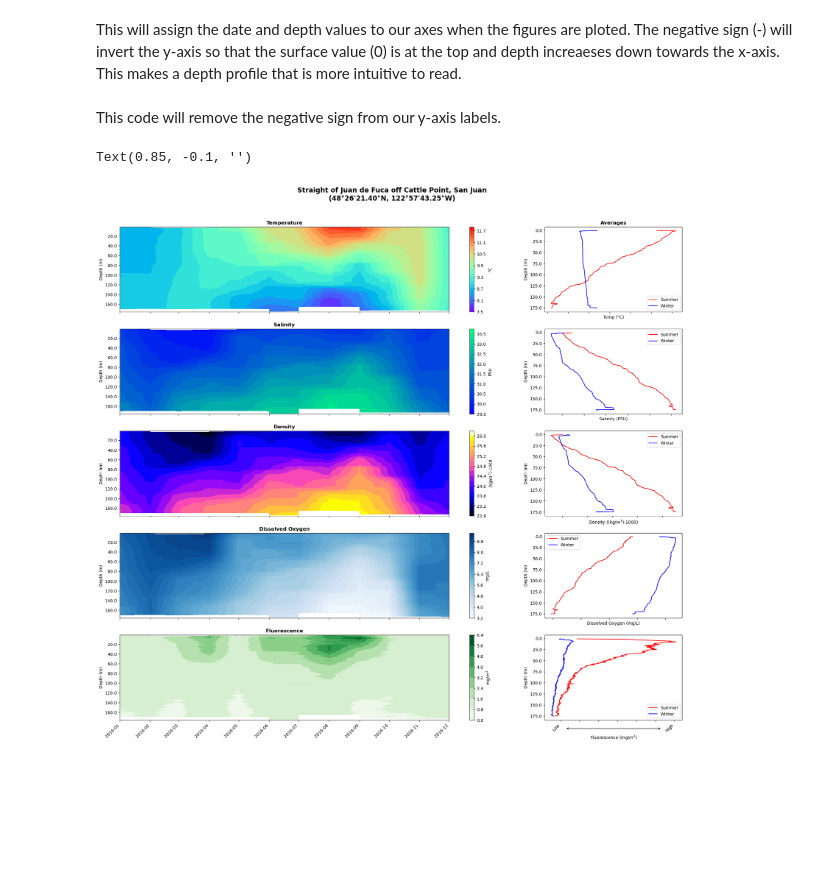
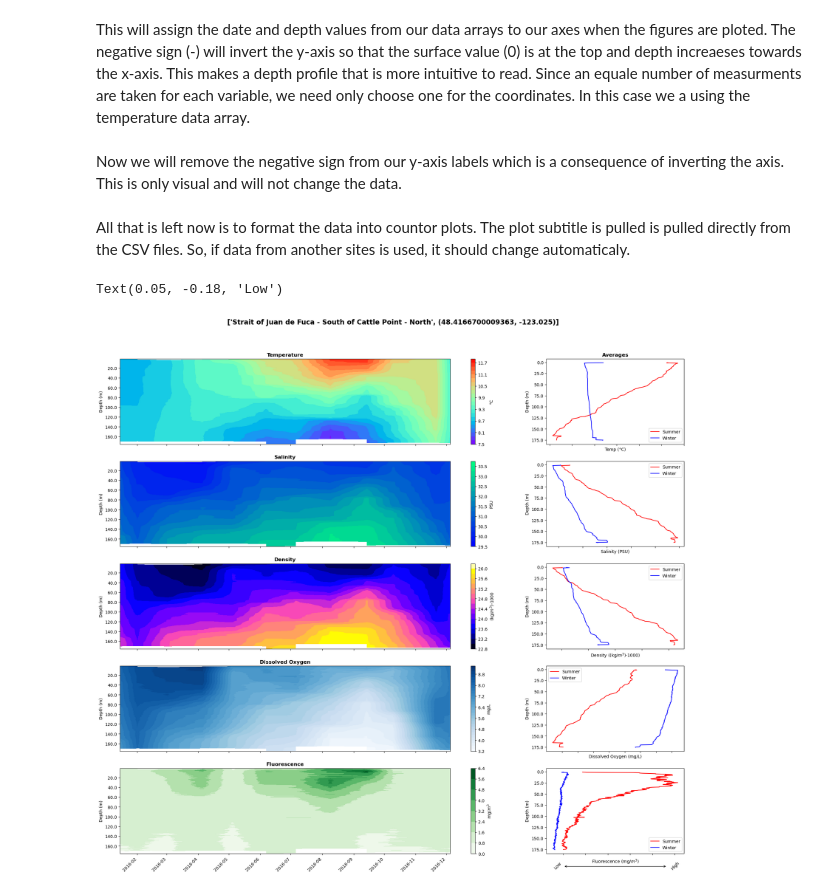
Before and after one commit to I-McBRIDE/CTD_Temporal_Analysis, a Jupyter notebook: CTD_Temporal_Analysis_Code.ipynb, the cells around one changed output. Drawn from its saved outputs; the diff is of its cells as text; code cells hidden in the pictures; blank space fills up the shorter version.

```diff
--- a/CTD_Temporal_Analysis_Code.ipynb
+++ b/CTD_Temporal_Analysis_Code.ipynb
@@ -26,0 +29,3 @@ CTD
+# %%
+CTD=pd.concat(map(pd.read_csv,csv_files),ignore_index=True)
+CTD
@@ -120,18 +167,18 @@ Here we calculate the summer and winter average for each variblae in terms of de
 # %%
-meanTs=np.mean(tda[:,[5,6,7,8]],axis=1)
-meanTw=np.mean(tda[:,[11,0,1,2]],axis=1)
+meanTs=np.mean(tda.isel(Date=tda.Date.dt.month.isin([6,7,8])),axis=1)
+meanTw=np.mean(tda.isel(Date=tda.Date.dt.month.isin([12,1,2])),axis=1)
 
-meanSs=np.mean(sda[:,[5,6,7,8]],axis=1)
-meanSw=np.mean(sda[:,[11,0,1,2]],axis=1)
+meanSs=np.mean(sda.isel(Date=tda.Date.dt.month.isin([6,7,8])),axis=1)
+meanSw=np.mean(sda.isel(Date=tda.Date.dt.month.isin([12,1,2])),axis=1)
 
-meanPs=np.mean(pda[:,[5,6,7,8]],axis=1)
-meanPw=np.mean(pda[:,[11,0,1,2]],axis=1)
+meanPs=np.mean(pda.isel(Date=tda.Date.dt.month.isin([6,7,8])),axis=1)
+meanPw=np.mean(pda.isel(Date=tda.Date.dt.month.isin([12,1,2])),axis=1)
 
-meanOs=np.mean(oda[:,[5,6,7,8]],axis=1)
-meanOw=np.mean(oda[:,[11,0,1,2]],axis=1)
+meanOs=np.mean(oda.isel(Date=tda.Date.dt.month.isin([6,7,8])),axis=1)
+meanOw=np.mean(oda.isel(Date=tda.Date.dt.month.isin([12,1,2])),axis=1)
 
-meanFs=np.mean(fda[:,[5,6,7,8]],axis=1)
-meanFw=np.mean(fda[:,[11,0,1,2]],axis=1)
+meanFs=np.mean(fda.isel(Date=tda.Date.dt.month.isin([6,7,8])),axis=1)
+meanFw=np.mean(fda.isel(Date=tda.Date.dt.month.isin([12,1,2])),axis=1)
 # %%
 meanTs
 # %% [output]
@@ -155,21 +202,24 @@ Coordinates:
 # %% [markdown]
-This will assign the date and depth values to our axes when the figures are ploted. The negative sign (-) will invert the y-axis so that the surface value (0) is at the top and depth increaeses down towards the x-axis. This makes a depth profile that is more intuitive to read.
+This will assign the date and depth values from our data arrays to our axes when the figures are ploted. The negative sign (-) will invert the y-axis so that the surface value (0) is at the top and depth increaeses towards the x-axis. This makes a depth profile that is more intuitive to read. Since an equale number of measurments are taken for each variable, we need only choose one for the coordinates. In this case we a using the temperature data array.
 # %%
 x=tda.Date.values
 y=-(tda.Depth.values)
 # %% [markdown]
-This code will remove the negative sign from our y-axis labels.
+Now we will remove the negative sign from our y-axis labels which is a consequence of inverting the axis. This is only visual and will not change the data.
 # %%
 tck.FuncFormatter
 def major_formatter(x, pos):
     label = str(-x) if x < 0 else str(x)
     return label
+# %% [markdown]
+All that is left now is to format the data into countor plots. The plot subtitle is pulled is pulled directly from the CSV files. So, if data from another sites is used, it should change automaticaly.
 # %%
 fig,ax=plt.subplots(ncols=2,nrows=5,gridspec_kw={'width_ratios':[15,5]},figsize=(24,24))
-fig.suptitle('''Straight of Juan de Fuca off Cattle Point, San Juan\n(48°26'21.40"N, 122°57'43.25"W)''',fontsize=16.0,y=0.935,fontweight='bold')
+fig.suptitle([CTD.iloc[0,3],(CTD.iloc[0,24],CTD.iloc[0,25])],fontsize=16.0,y=0.935,fontweight='bold')
 fig.autofmt_xdate(rotation=45)
 plt.subplots_adjust(wspace=0.05)
 
+#Temperature Contour
 temp=ax[0,0].contourf(x,y,tda,levels=np.arange(7.5,12,.2),cmap='rainbow')
 ax[0,0].yaxis.set_major_formatter(major_formatter)
 ax[0,0].set_ylabel('Depth (m)')
@@ -177,6 +227,7 @@ ax[0,0].set_title('Temperature',fontweight='bold')
 templ=fig.colorbar(temp,ax=ax[0,0])
 templ.set_label(chr(176)+'C')
 
+#Temperature Seasonal Average
 ax[0,1].plot(meanTs,y,color='red')
 ax[0,1].plot(meanTw,y,color='blue')
 ax[0,1].set_ylabel('Depth (m)')
@@ -185,6 +236,7 @@ ax[0,1].set_title('Averages',fontweight='bold')
 ax[0,1].set_xlabel('Temp ('+chr(176)+'C'+')')
 ax[0,1].legend(['Summer','Winter'],loc='lower right')
 
+#Salinity Contour
 salt=ax[1,0].contourf(x,y,sda,levels=np.arange(29.5,34,.25),cmap='winter')
 ax[1,0].yaxis.set_major_formatter(major_formatter)
 ax[1,0].set_ylabel('Depth (m)')
@@ -192,6 +244,7 @@ ax[1,0].set_title('Salinity',fontweight='bold')
 saltl=fig.colorbar(salt,ax=ax[1,0])
 saltl.set_label('PSU')
 
+#Salinity Seasonal Average
 ax[1,1].plot(meanSs,y,color='red')
 ax[1,1].plot(meanSw,y,color='blue')
 ax[1,1].set_ylabel('Depth (m)')
@@ -199,6 +252,7 @@ ax[1,1].yaxis.set_major_formatter(major_formatter)
 ax[1,1].set_xlabel('Salinity (PSU)')
 ax[1,1].legend(['Summer','Winter'],loc='upper right')
 
+#Density Contour
 dens=ax[2,0].contourf(x,y,pda,levels=np.arange(22.8,26.4,.2),cmap='gnuplot2')
 ax[2,0].yaxis.set_major_formatter(major_formatter)
 ax[2,0].set_ylabel('Depth (m)')
@@ -206,6 +260,7 @@ ax[2,0].set_title('Density',fontweight='bold')
 densl=fig.colorbar(dens,ax=ax[2,0])
 densl.set_label('(kg/$m^3$)-1000')
 
+#Density Seasonal Average
 ax[2,1].plot(meanPs,y,color='red')
 ax[2,1].plot(meanPw,y,color='blue')
 ax[2,1].set_ylabel('Depth (m)')
@@ -213,35 +268,43 @@ ax[2,1].yaxis.set_major_formatter(major_formatter)
 ax[2,1].set_xlabel('Density ((kg/$m^3$)-1000)')
 ax[2,1].legend(['Summer','Winter'],loc='upper right')
 
+#Dissolved Oxygen Contour
 oxy=ax[3,0].contourf(x,y,oda,levels=np.arange(3.2,9.6,.2),cmap='Blues')
 ax[3,0].yaxis.set_major_formatter(major_formatter)
 ax[3,0].set_ylabel('Depth (m)')
 ax[3,0].set_title('Dissolved Oxygen',fontweight='bold')
 oxyl=fig.colorbar(oxy,ax=ax[3,0])
 oxyl.set_label('mg/L')
 
+#Dissolved Oxygen Seasonal Average
 ax[3,1].plot(meanOs,y,color='red')
 ax[3,1].plot(meanOw,y,color='blue')
 ax[3,1].set_ylabel('Depth (m)')
 ax[3,1].yaxis.set_major_formatter(major_formatter)
 ax[3,1].set_xlabel('Dissolved Oxygen (mg/L)')
 ax[3,1].legend(['Summer','Winter'],loc='upper left')
 
+#Fluorescence Contour
 flr=ax[4,0].contourf(x,y,fda,levels=np.arange(0,6.5,.8),cmap='Greens')
 ax[4,0].yaxis.set_major_formatter(major_formatter)
 ax[4,0].set_ylabel('Depth (m)')
 ax[4,0].set_title('Fluorescence',fontweight='bold')
 flrl=fig.colorbar(flr,ax=ax[4,0])
 flrl.set_label('mg/$m^3$')
 
+#Fluorescence Seasonal Average
 ax[4,1].plot(meanFs,y,color='red')
 ax[4,1].plot(meanFw,y,color='blue')
 ax[4,1].set_ylabel('Depth (m)')
 ax[4,1].yaxis.set_major_formatter(major_formatter)
 ax[4,1].set_xlabel('Fluorescence (mg/$m^3$)')
 ax[4,1].legend(['Summer','Winter'],loc='lower right')
-ax[4,1].set_xticklabels(['','Low','','','','','','High',''])
-ax[4,1].annotate('', xy=(0.15, -0.1), xycoords='axes fraction', xytext=(0.85, -0.1), arrowprops=dict(arrowstyle="<->"))
+ax[4,1].set_xticklabels('')
+
+#Formating a generalized y-axis label for the seasonal averages.
+ax[4,1].annotate('', xy=(0.125, -0.15), xycoords='axes fraction',xytext=(0.875, -0.15),arrowprops=dict(arrowstyle="<->"))
+ax[4,1].annotate('High',xy=(0.25, -0.15),xycoords='axes fraction',xytext=(0.9, -0.19),rotation=45)
+ax[4,1].annotate('Low',xy=(0.01, -0.15),xycoords='axes fraction',xytext=(0.05, -0.18),rotation=45)
 # %% [output]
-Text(0.85, -0.1, '')
+Text(0.05, -0.18, 'Low')
-[figure, old version]
+[figure, new version]
```
Also changed, not shown: parts of 18 cells of this notebook, 13 other files.
